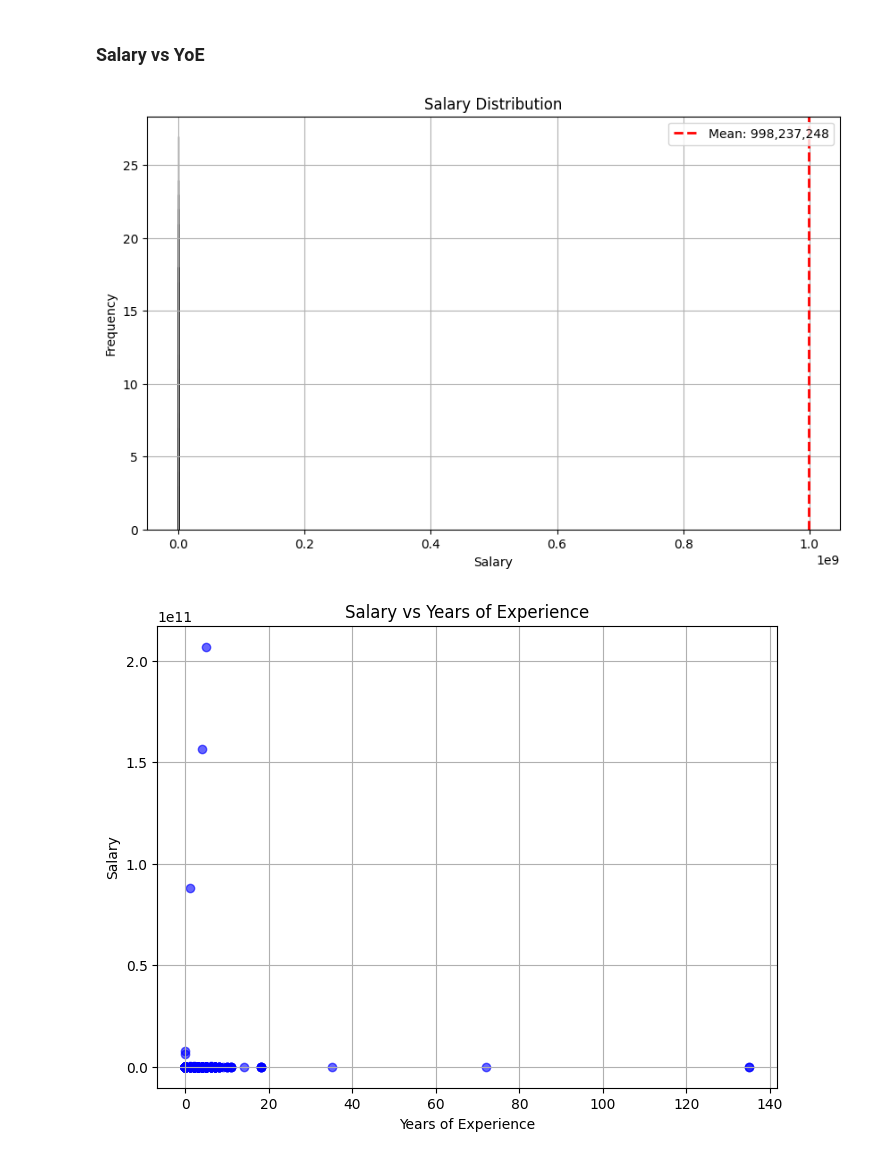
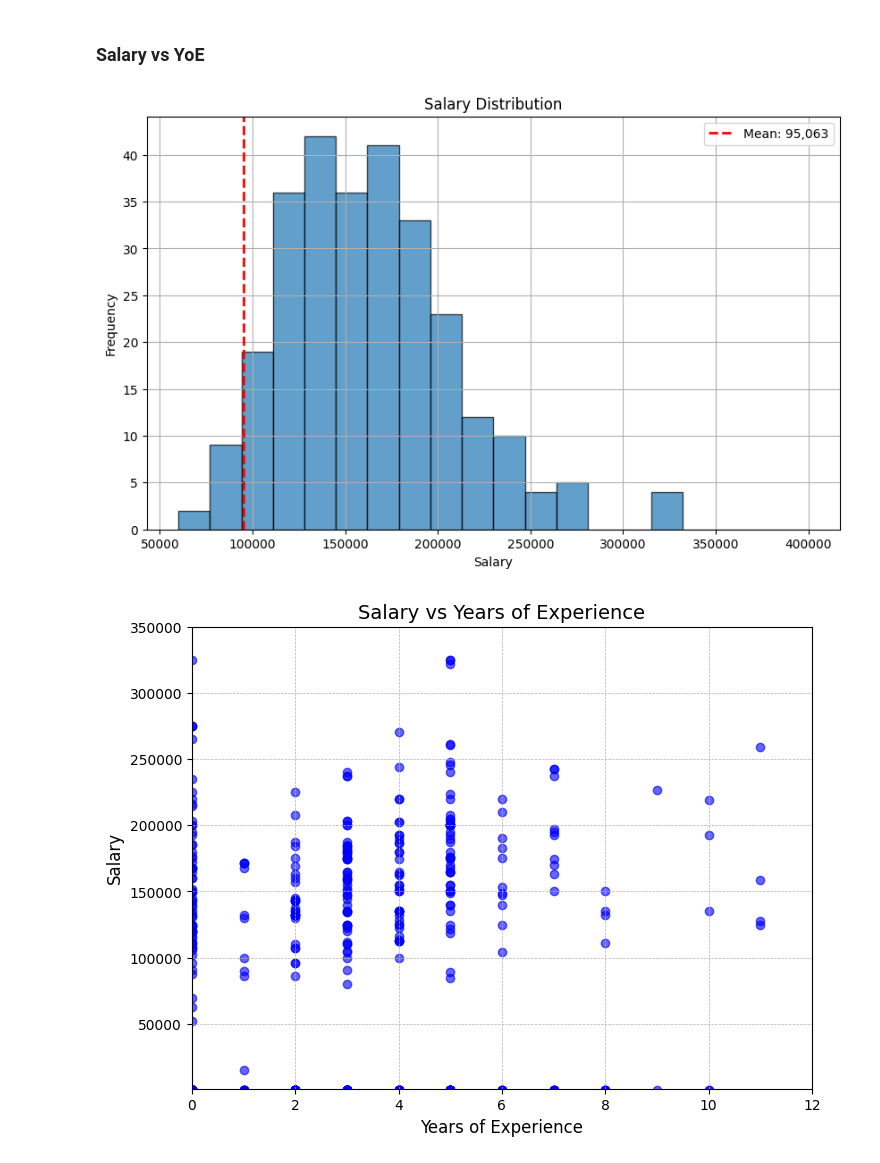
Before and after one commit to desmond-jung/Job-Insights-Agent, a Jupyter notebook: job_posting_scraper.ipynb, the cells around one changed output. Cells and saved outputs as stored; diff of their text form; code cells hidden in the pictures.

```diff
--- a/job_posting_scraper.ipynb
+++ b/job_posting_scraper.ipynb
@@ -485,16 +514,18 @@ def find_average_yoe(yoe):
         matches = re.findall(r'\d+\.?\d*', yoe)
         if matches:
             years = list(map(int, matches))
-            avg = sum(years) / len(years)
-            return int(math.floor(avg)) if avg.is_integer() else int(avg)
+            years = [year for year in years if year < 20 & year | 18]
+            if years:
+                avg = sum(years) / len(years)
+                return int(math.floor(avg)) if avg.is_integer() else int(avg)
         else:
             return 0
     except:
         return 0
 
-# test_yoe = "3+ years relevant experience"
+# test_yoe = "Bachelor's degree in computer science, engineering, math, or engineering discipline; OR 2+ years of professional experience in software development in lieu of a degree"
 # print(find_average_yoe(test_yoe))
 job_data_df['yoe'] = job_data_df['yoe'].fillna('0')
 job_data_df['yoe'] = job_data_df['yoe'].astype(str).apply(find_average_yoe)
-job_data_df.head(5)
+job_data_df.head(1)
 # %% [output]
@@ -524,8 +551,9 @@ job_data_df.head(1)
 ### Salary vs YoE
 # %%
 # 60 - 250
-job_data_df['salary'].hist(bins = 20, range=(60000,250000), edgecolor='black', alpha=0.7, figsize=(10, 6))
+job_data_df['salary'].hist(bins = 20, range=(60000,400000), edgecolor='black', alpha=0.7, figsize=(10, 6))
 avg_salary = job_data_df['salary'].mean()
+med_salary = job_data_df['salary'].median()
 
 plt.axvline(avg_salary, color='red', linestyle='dashed', linewidth=2, label=f'Mean: {avg_salary:,.0f}')
 
@@ -537,17 +565,32 @@ plt.legend(loc='upper right')
 
 plt.show()
 # %% [output]
-[figure, old version]
+[figure, new version]
 # %%
+# Filter the data
 salary_yoe_df = jobs_df[(job_data_df['yoe'] != 0) & (job_data_df['salary'] != 0)].reset_index(drop=True)
-salary_yoe_df.head(10)
 
+# Create the scatter plot
 plt.figure(figsize=(8, 6))
+
+# Scatter plot with a logarithmic scale for the salary axis
 plt.scatter(job_data_df['yoe'], job_data_df['salary'], color='blue', alpha=0.6)
-plt.title('Salary vs Years of Experience')
-plt.xlabel('Years of Experience')
-plt.ylabel('Salary')
-plt.grid(True)
+
+# Set axis limits to make the plot more readable
+plt.xlim(0, 12)  # Years of Experience range (0-12)
+plt.ylim(1000, 350000)  # Salary range (from 1000 to 350,000)
+
+# Apply a logarithmic scale to the y-axis for salary (helps with large variations)
+
+# Adding grid, title, and labels
+plt.title('Salary vs Years of Experience', fontsize=14)
+plt.xlabel('Years of Experience', fontsize=12)
+plt.ylabel('Salary', fontsize=12)
+
+# Add grid for better visibility
+plt.grid(True, which='both', linestyle='--', linewidth=0.5)
+
+# Show the plot
 plt.show()
 # %% [output]
-[figure, old version]
+[figure, new version]
```
Also changed, not shown: parts of 10 cells of this notebook.
